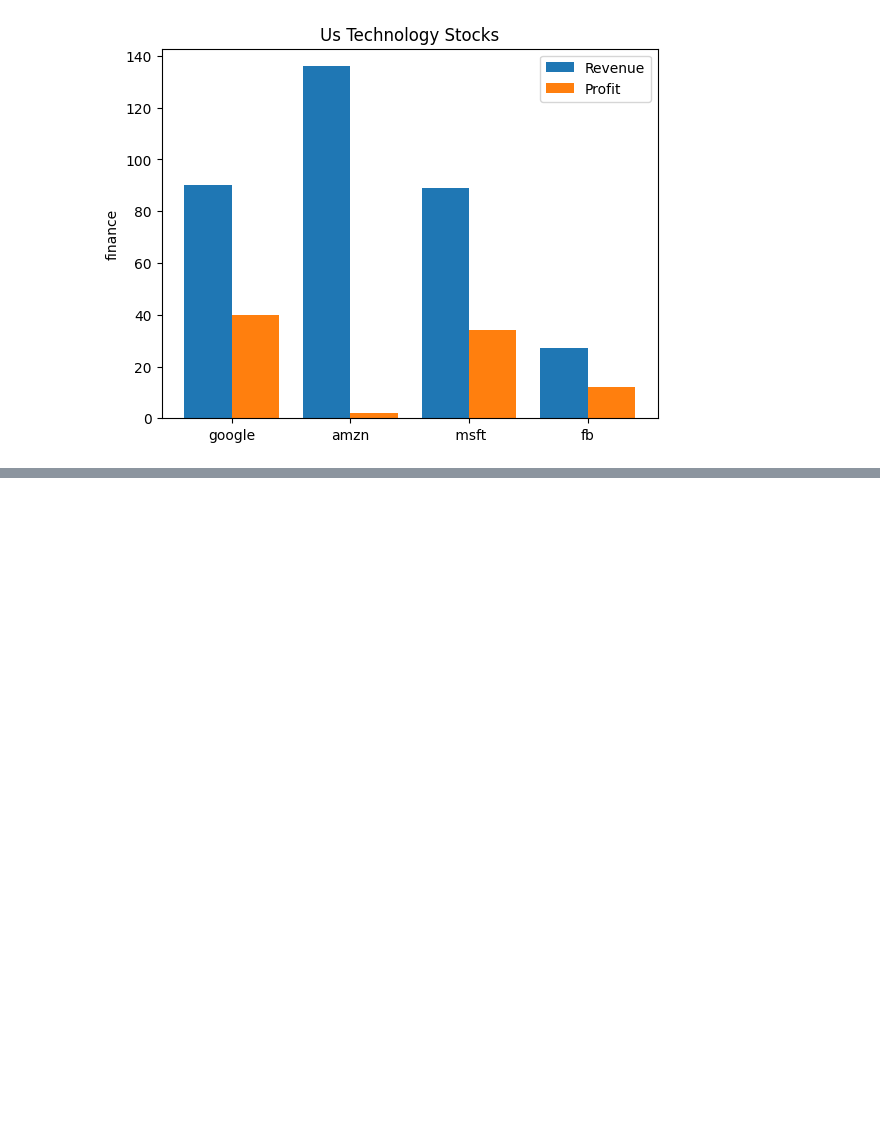
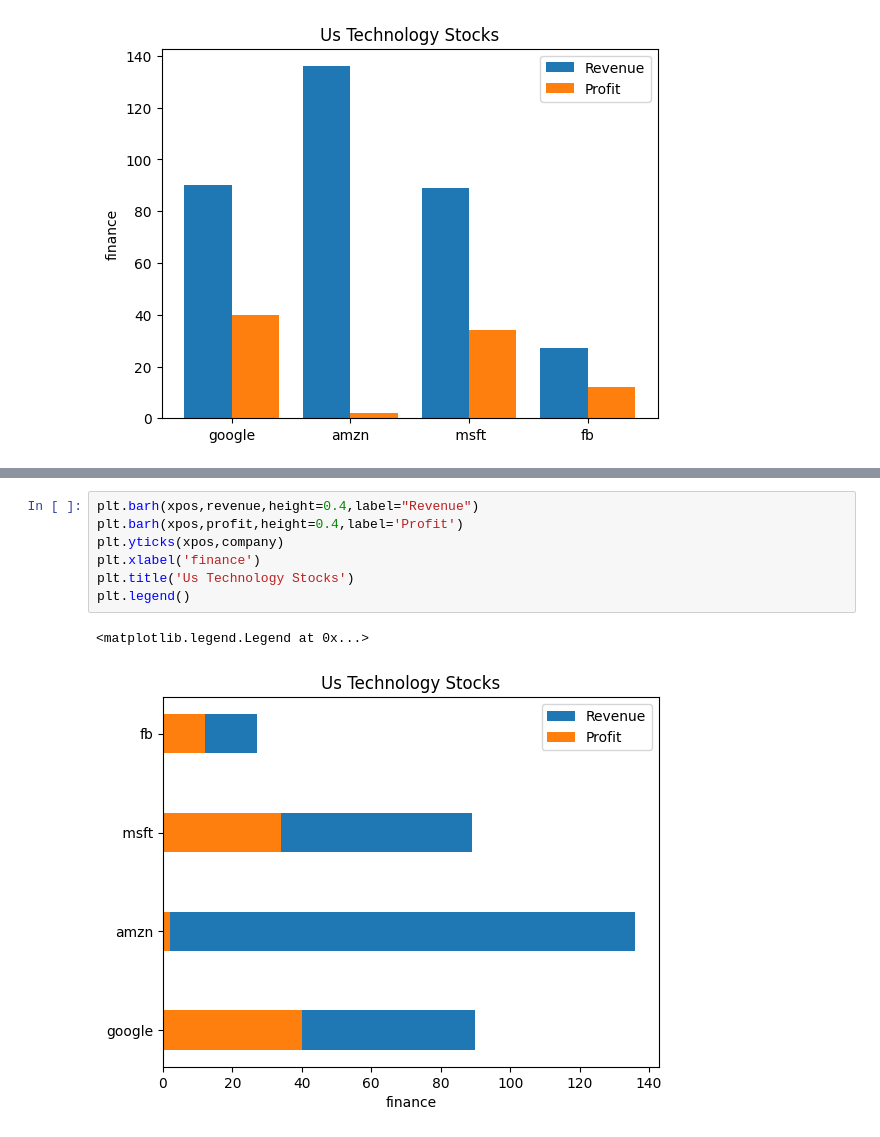
Before and after one commit to dinesh16adh/Data-Science, a Jupyter notebook: Barchart.ipynb, the cells around one changed output, grey strips where cells are left out. Saved outputs shown, nothing was run; the diff lists cells and outputs as text; blank space fills up the shorter version.

```diff
--- a/Barchart.ipynb
+++ b/Barchart.ipynb
@@ -33,0 +64,10 @@ plt.legend()
+# %%
+plt.barh(xpos,revenue,height=0.4,label="Revenue")
+plt.barh(xpos,profit,height=0.4,label='Profit')
+plt.yticks(xpos,company)
+plt.xlabel('finance')
+plt.title('Us Technology Stocks')
+plt.legend()
+# %% [output]
+<matplotlib.legend.Legend at 0x...>
+[figure, added]
```
Also changed, not shown: parts of 3 cells of this notebook, 1 other file.
